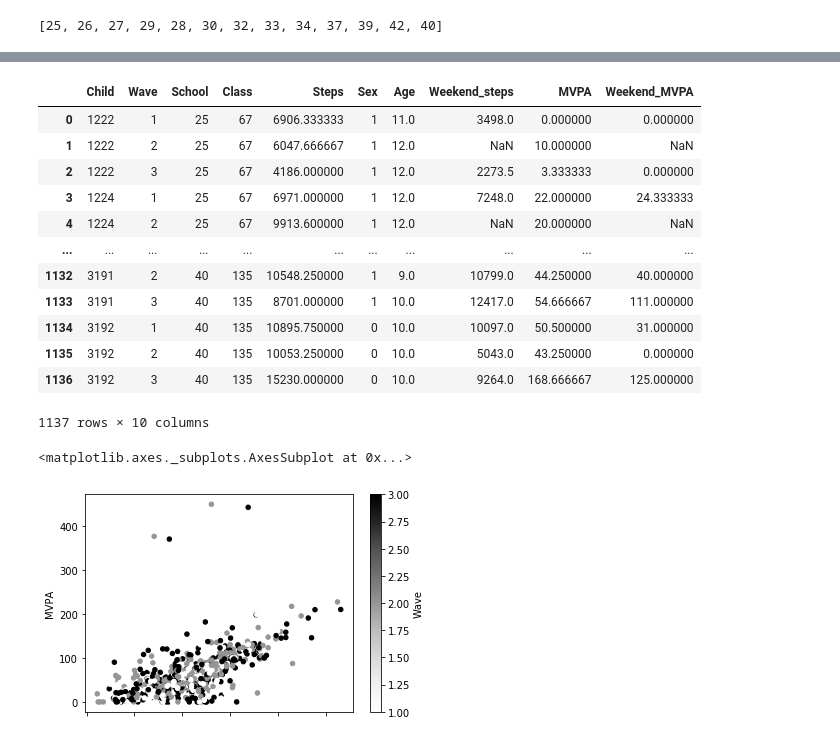
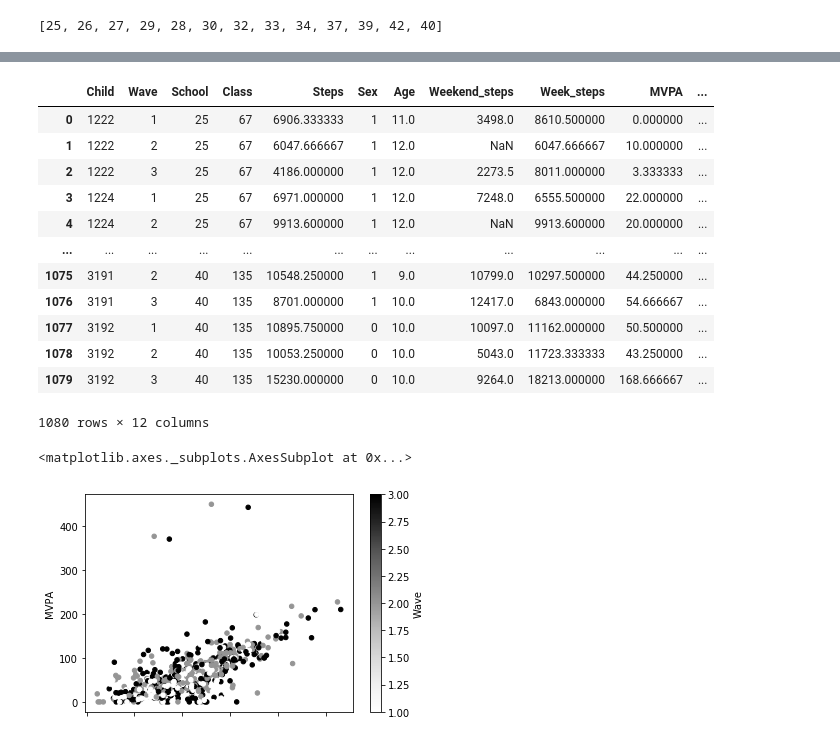
Before and after one commit to Shoarmin/baproject, a Jupyter notebook: code.ipynb, the cells around one changed output, grey strips where cells are left out. Drawn from its saved outputs; the diff is of its cells as text; code cells hidden in the pictures.

Commit message:
Add files via upload
Updated code included the start of adding the socio network data and added the change in steps per wave compared to last wave

```diff
--- a/code.ipynb
+++ b/code.ipynb
@@ -2,6 +2,7 @@
 #Notes
 #read literature for research question
 #check for reverse questions
+#decide what to do for the nan values in percentage change
 
 import numpy as np
 import pandas as pd
@@ -14,7 +15,7 @@ pd.options.display.max_rows = 10
 pd.options.display.width = 200
 np.set_printoptions(precision = 4, suppress = True)
 
-legit_classes1 = [67,71,72,74,77,78,79,81,83,86,100,101,103,121,122,125,126,127,129,130,131,133,135,138,139]
+legit_classes1 = [67,71,72,74,77,78,79,81,83,86,100,101,103,121,122,125,126,127,129,130,131,133,135,138]
 legit_classes2 = [73,74,78,81,82,86,100,103,124,125,131,133,135,141,250,251,256,258,259,261,262,263,272,273,277,279,290,291,292,296,297,298,299,300,301,302,303,304,305,306,307,308,310]
 participants = pd.read_csv("C:/Users/Armin/Documents/VU/thesis/original/02_MyMovez/8. Metadata/Participant_Info.csv", sep= ';')
 
@@ -90,47 +103,53 @@ fit_clean5_7 = fit_clean5_7.drop(columns = ['Day', 'Imputed','Participated', 'Da
 # %%
 avg_steps_13 = fit_clean1_3[['School', 'Class', 'Child', 'Wave', 'Weekend','Steps', 'Sex', 'Age']].copy()
 avg_mvpa_13 = fit_clean1_3[['School', 'Class', 'Child', 'Wave', 'Weekend', 'Minutes_MVPA', 'Sex', 'Age']].copy()
 
 temp = avg_steps_13.groupby(['Child','Wave', 'Weekend']).mean()
 temp = temp.reset_index()
 weekend_days = temp[['Child', 'Wave','Steps']][temp['Weekend'] == 0]
+week_days = temp[['Child', 'Wave','Steps']][temp['Weekend'] == 1]
 weekend_days.columns = ['Child', 'Wave', 'Weekend_steps']
+week_days.columns = ['Child', 'Wave', 'Week_steps']
 
 avg_steps_13 = avg_steps_13.groupby(['Child', 'Wave']).mean()
 avg_steps_13.columns = ['School', 'Class', 'Steps', 'Sex', 'Age']
 avg_steps_13 = avg_steps_13.reset_index()
 avg_steps_13 = avg_steps_13.merge(weekend_days, how = 'left')
+avg_steps_13 = avg_steps_13.merge(week_days, how = 'left')
 
 temp = avg_mvpa_13.groupby(['Child','Wave', 'Weekend']).mean()
 temp = temp.reset_index()
 weekend_mvpa = temp[['Child', 'Wave','Minutes_MVPA']][temp['Weekend'] == 0]
+week_mvpa = temp[['Child', 'Wave','Minutes_MVPA']][temp['Weekend'] == 1]
 weekend_mvpa.columns = ['Child', 'Wave', 'Weekend_MVPA']
+week_mvpa.columns = ['Child', 'Wave', 'Week_MVPA']
 
 avg_mvpa_13 = avg_mvpa_13.groupby(['Child', 'Wave']).mean()
 avg_mvpa_13.columns = ['School', 'Class', 'MVPA', 'Sex', 'Age']
 avg_mvpa_13 = avg_mvpa_13.reset_index()
 avg_mvpa_13 = avg_mvpa_13.merge(weekend_mvpa, how = 'left')
+avg_mvpa_13 = avg_mvpa_13.merge(week_mvpa, how = 'left')
 
 full_table_13 = avg_steps_13.merge(avg_mvpa_13)
 
 display(full_table_13)
 full_table_13.plot.scatter(x = 'Steps', y = 'MVPA', c = 'Wave')
 # %% [output]
-|  | Child | Wave | School | Class | Steps | Sex | Age | Weekend_steps | MVPA | Weekend_MVPA |
-| 0 | 1222 | 1 | 25 | 67 | 6906.333333 | 1 | 11.0 | 3498.0 | 0.000000 | 0.000000 |
-| 1 | 1222 | 2 | 25 | 67 | 6047.666667 | 1 | 12.0 | NaN | 10.000000 | NaN |
-| 2 | 1222 | 3 | 25 | 67 | 4186.000000 | 1 | 12.0 | 2273.5 | 3.333333 | 0.000000 |
-| 3 | 1224 | 1 | 25 | 67 | 6971.000000 | 1 | 12.0 | 7248.0 | 22.000000 | 24.333333 |
-| 4 | 1224 | 2 | 25 | 67 | 9913.600000 | 1 | 12.0 | NaN | 20.000000 | NaN |
-| ... | ... | ... | ... | ... | ... | ... | ... | ... | ... | ... |
-| 1132 | 3191 | 2 | 40 | 135 | 10548.250000 | 1 | 9.0 | 10799.0 | 44.250000 | 40.000000 |
-| 1133 | 3191 | 3 | 40 | 135 | 8701.000000 | 1 | 10.0 | 12417.0 | 54.666667 | 111.000000 |
-| 1134 | 3192 | 1 | 40 | 135 | 10895.750000 | 0 | 10.0 | 10097.0 | 50.500000 | 31.000000 |
-| 1135 | 3192 | 2 | 40 | 135 | 10053.250000 | 0 | 10.0 | 5043.0 | 43.250000 | 0.000000 |
-| 1136 | 3192 | 3 | 40 | 135 | 15230.000000 | 0 | 10.0 | 9264.0 | 168.666667 | 125.000000 |
+|  | Child | Wave | School | Class | Steps | Sex | Age | Weekend_steps | Week_steps | MVPA | ... |
+| 0 | 1222 | 1 | 25 | 67 | 6906.333333 | 1 | 11.0 | 3498.0 | 8610.500000 | 0.000000 | ... |
+| 1 | 1222 | 2 | 25 | 67 | 6047.666667 | 1 | 12.0 | NaN | 6047.666667 | 10.000000 | ... |
+| 2 | 1222 | 3 | 25 | 67 | 4186.000000 | 1 | 12.0 | 2273.5 | 8011.000000 | 3.333333 | ... |
+| 3 | 1224 | 1 | 25 | 67 | 6971.000000 | 1 | 12.0 | 7248.0 | 6555.500000 | 22.000000 | ... |
+| 4 | 1224 | 2 | 25 | 67 | 9913.600000 | 1 | 12.0 | NaN | 9913.600000 | 20.000000 | ... |
+| ... | ... | ... | ... | ... | ... | ... | ... | ... | ... | ... | ... |
+| 1075 | 3191 | 2 | 40 | 135 | 10548.250000 | 1 | 9.0 | 10799.0 | 10297.500000 | 44.250000 | ... |
+| 1076 | 3191 | 3 | 40 | 135 | 8701.000000 | 1 | 10.0 | 12417.0 | 6843.000000 | 54.666667 | ... |
+| 1077 | 3192 | 1 | 40 | 135 | 10895.750000 | 0 | 10.0 | 10097.0 | 11162.000000 | 50.500000 | ... |
+| 1078 | 3192 | 2 | 40 | 135 | 10053.250000 | 0 | 10.0 | 5043.0 | 11723.333333 | 43.250000 | ... |
+| 1079 | 3192 | 3 | 40 | 135 | 15230.000000 | 0 | 10.0 | 9264.0 | 18213.000000 | 168.666667 | ... |
-1137 rows × 10 columns
+1080 rows × 12 columns
 <matplotlib.axes._subplots.AxesSubplot at 0x...>
-[figure, old version]
+[figure, new version]
 # %%
 avg_steps_57 = fit_clean5_7[['School', 'Class', 'Child', 'Wave', 'Steps', 'Weekend', 'Sex', 'Age']].copy()
 avg_mvpa_57 = fit_clean5_7[['School', 'Class', 'Child', 'Wave', 'Minutes_MVPA', 'Weekend', 'Sex', 'Age']].copy()
```
Also changed, not shown: parts of 14 cells of this notebook.
